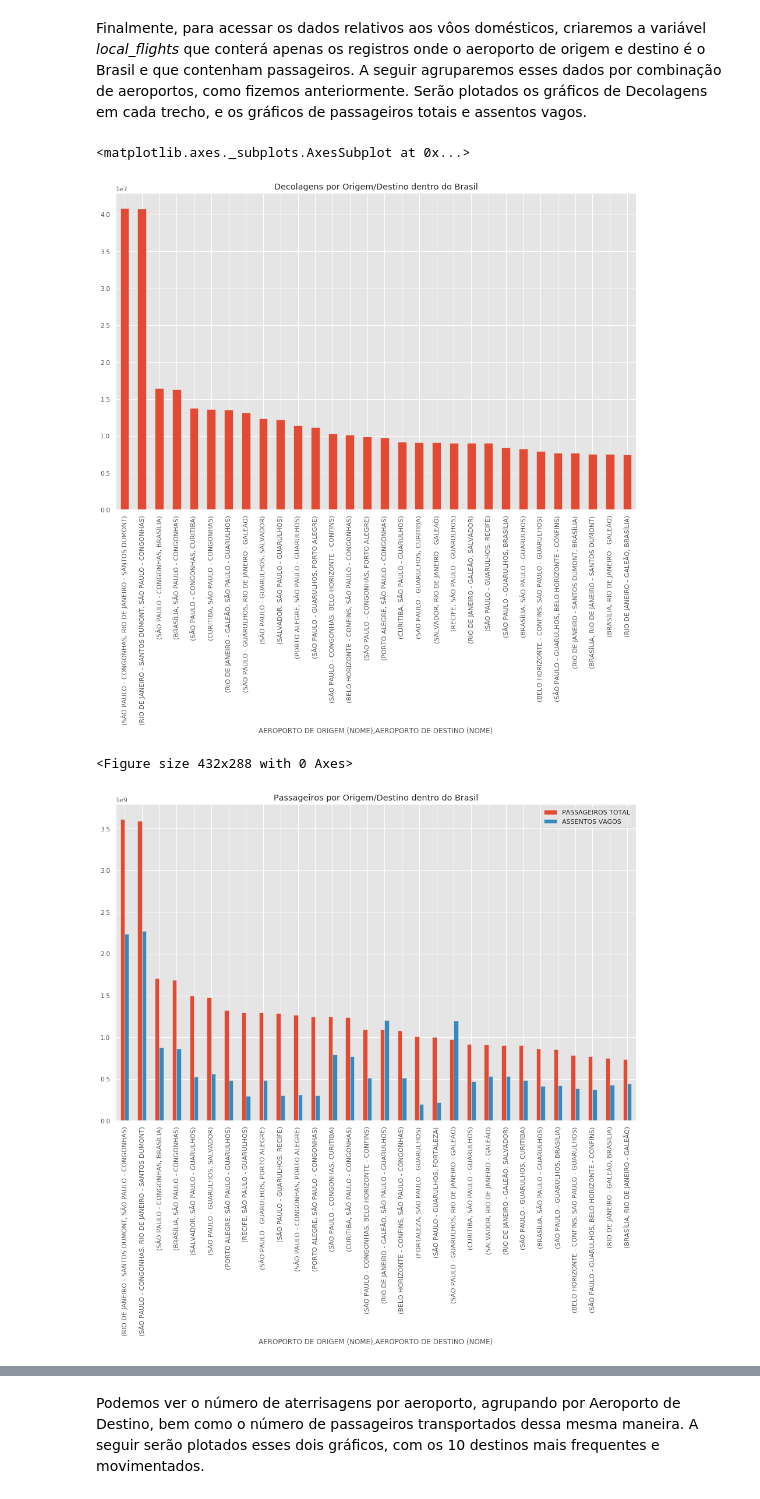
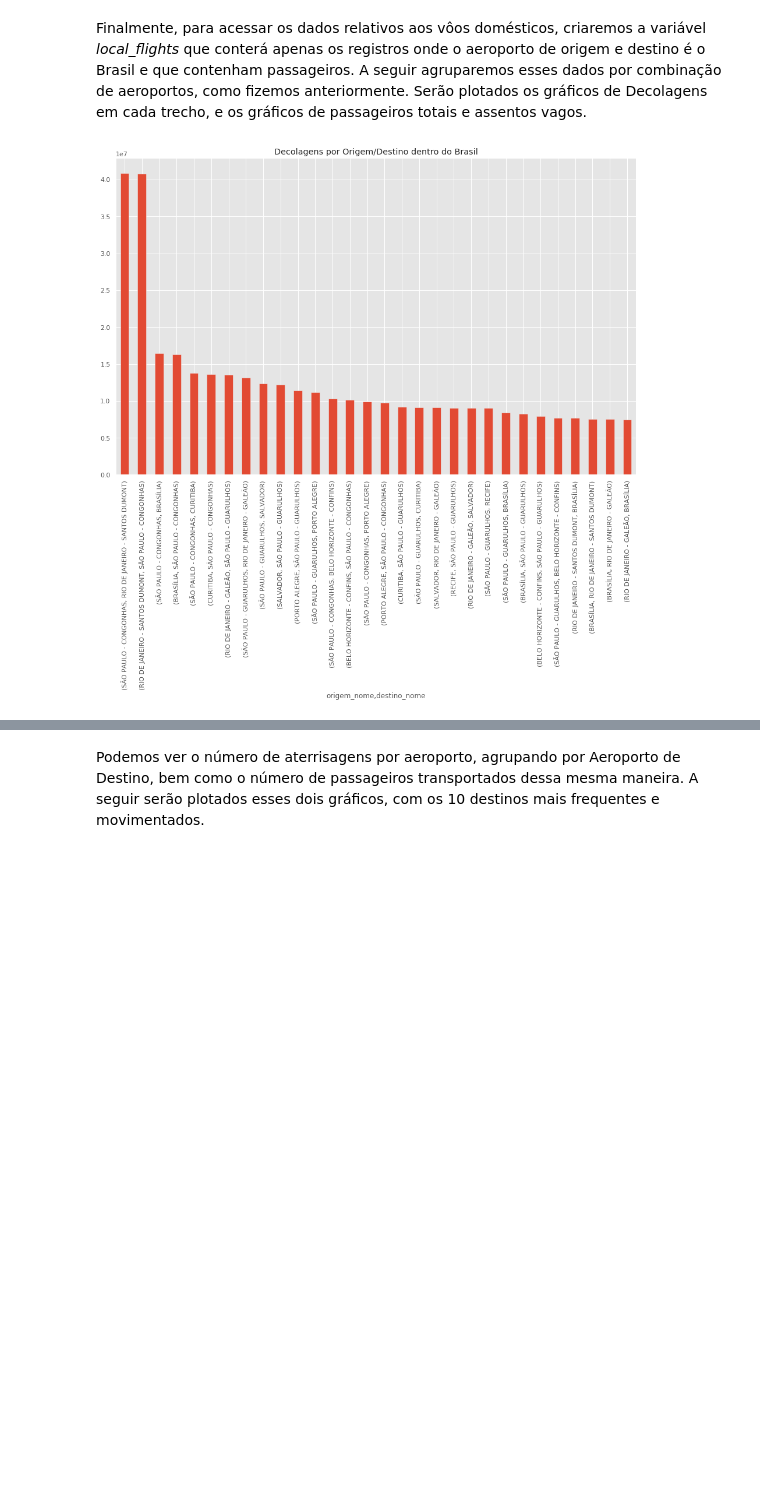
Before and after one commit to vitormeriat/machine-learning-studies, a Jupyter notebook: analysis/brazilian-flights.ipynb, the cells around one changed output, grey strips where cells are left out. Saved outputs shown, nothing was run; the diff lists cells and outputs as text; code cells hidden in the pictures; blank space fills up the shorter version.

```diff
--- a/analysis/brazilian-flights.ipynb
+++ b/analysis/brazilian-flights.ipynb
@@ -137,9 +137,9 @@ bagagem_kg               float64
 dtype: object
 # %% [markdown]
 Criaremos duas colunas temporárias, uma chamada PASSAGEIROS TOTAL, que engloba a soma dos Passageiros Pagos (Clientes) e dos Passageiros Grátis (tripulação, convidados?). Também criaremos uma coluna ASSENTOS VAGOS, contendo a diferença entre o número de assentos médio de cada trecho com o total de passageiros médio de cada trecho.
-# %%
-flight_data["PASSAGEIROS TOTAL"] = flight_data["PASSAGEIROS PAGOS"] + flight_data[u'PASSAGEIROS GRÁTIS']
-flight_data["ASSENTOS VAGOS"] = flight_data["ASSENTOS"] - flight_data["PASSAGEIROS TOTAL"]
+# %%
+flight_data['passageiros_total'] = flight_data['passageiros_pagos'] + flight_data['passageiros_gratis']
+flight_data['assentos_vagos'] = flight_data['assentos'] - flight_data['passageiros_total']
 # %% [markdown]
 Primeiro vamos trabalhar com os vôos que chegam ao Brasil. Para isso, iremos criar uma váriavel **inbound_flights** contendo os registros onde o país de destino é o Brasil, onde existem passageiros e onde o país de origem não é o Brasil (ou seja, somente vôos que venham do exterior).
 
@@ -242,22 +250,15 @@ KeyError: 'MÊS_ANO'
 # %% [markdown]
 Finalmente, para acessar os dados relativos aos vôos domésticos, criaremos a variável *local_flights* que conterá apenas os registros onde o aeroporto de origem e destino é o Brasil e que contenham passageiros. A seguir agruparemos esses dados por combinação de aeroportos, como fizemos anteriormente. Serão plotados os gráficos de Decolagens em cada trecho, e os gráficos de passageiros totais e assentos vagos.
 # %%
-local_flights = flight_data[ (flight_data[u"AEROPORTO DE ORIGEM (PAÍS)"] == "BRASIL") &
-                                (flight_data["PASSAGEIROS TOTAL"] > 0) &
-                                (flight_data[u"AEROPORTO DE DESTINO (PAÍS)"] == "BRASIL")
-                              ]
+local_flights = flight_data[ (flight_data['origem_pais'] == "BRASIL") &
+                                (flight_data['passageiros_total'] > 0) &
+                                (flight_data['destino_pais'] == "BRASIL")]
 
-local_flights_by_airport = local_flights.groupby([u'AEROPORTO DE ORIGEM (NOME)', u'AEROPORTO DE DESTINO (NOME)'])
+local_flights_by_airport = local_flights.groupby(['origem_nome', 'destino_nome'])
 
-top30 = local_flights_by_airport["DECOLAGENS"].sum().sort_values(ascending=False)[:30]
+top30 = local_flights_by_airport['decolagens'].sum().sort_values(ascending=False)[:30]
 top30.plot(kind='bar', figsize=(16,10), title='Decolagens por Origem/Destino dentro do Brasil')
 
-plt.figure()
-
-top30 = local_flights_by_airport["PASSAGEIROS TOTAL", "ASSENTOS VAGOS"].sum().sort_values("PASSAGEIROS TOTAL", ascending=False)[:30]
-top30.plot(kind='bar', figsize=(16,10), title='Passageiros por Origem/Destino dentro do Brasil')
+plt.show()
 # %% [output]
-<matplotlib.axes._subplots.AxesSubplot at 0x...>
-[figure, old version]
+[figure, new version]
-<Figure size 432x288 with 0 Axes>
-[figure, removed]
```
Also changed, not shown: parts of 17 cells of this notebook.
